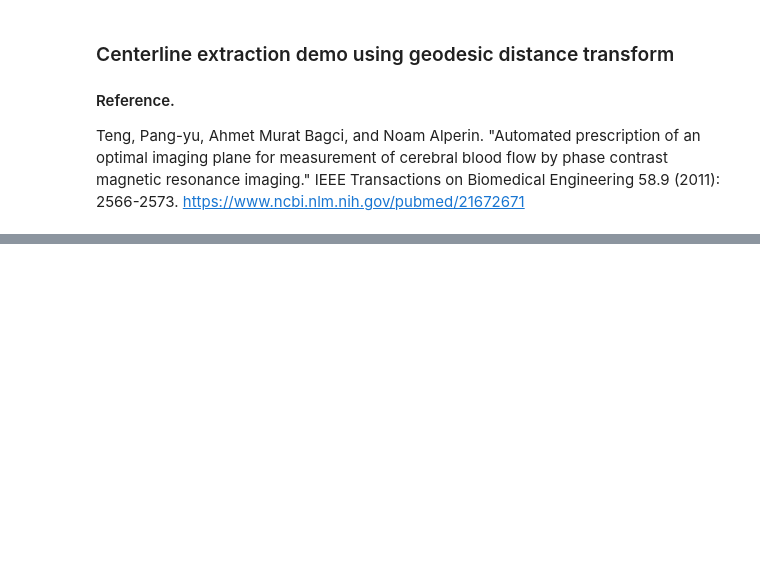
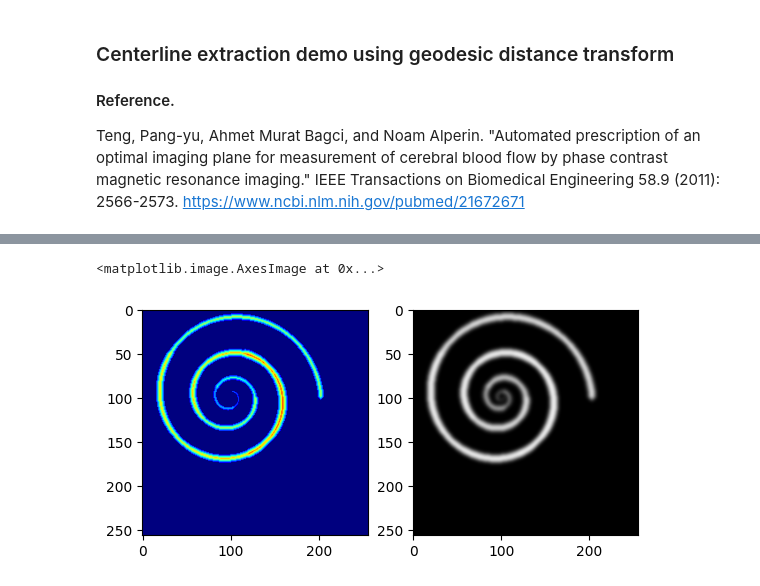
Before and after one commit to pangyuteng/simple-centerline-extraction, a Jupyter notebook: demo.ipynb, the cells around one changed output, grey strips where cells are left out. Cells and saved outputs as stored; diff of their text form; code cells hidden in the pictures; blank space fills up the shorter version.

```diff
--- a/demo.ipynb
+++ b/demo.ipynb
@@ -73,0 +93,9 @@ plt.show()
+# %%
+idx = 7
+plt.subplot(121)
+plt.imshow(bsfield[:,:,idx].squeeze(),cmap='jet',vmin=0,vmax=5)
+plt.subplot(122)
+plt.imshow(tmp[idx,:,:].squeeze(),cmap='gray',vmin=0,vmax=1)
+# %% [output]
+<matplotlib.image.AxesImage at 0x...>
+[figure, added]
```
Also changed, not shown: parts of 6 cells of this notebook, 8 other files.
